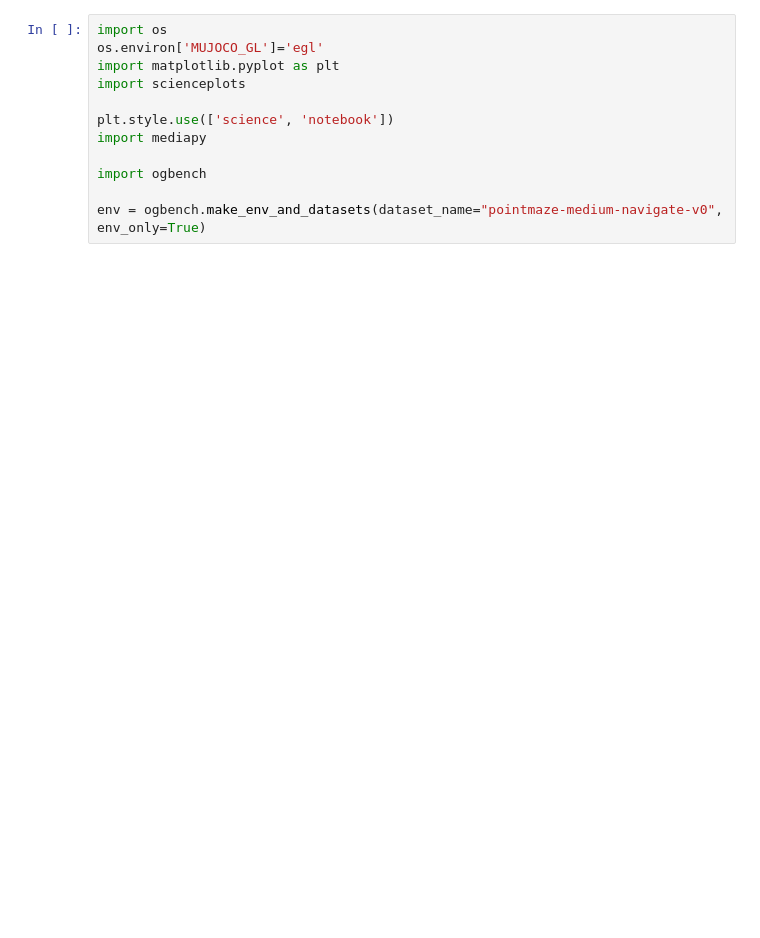
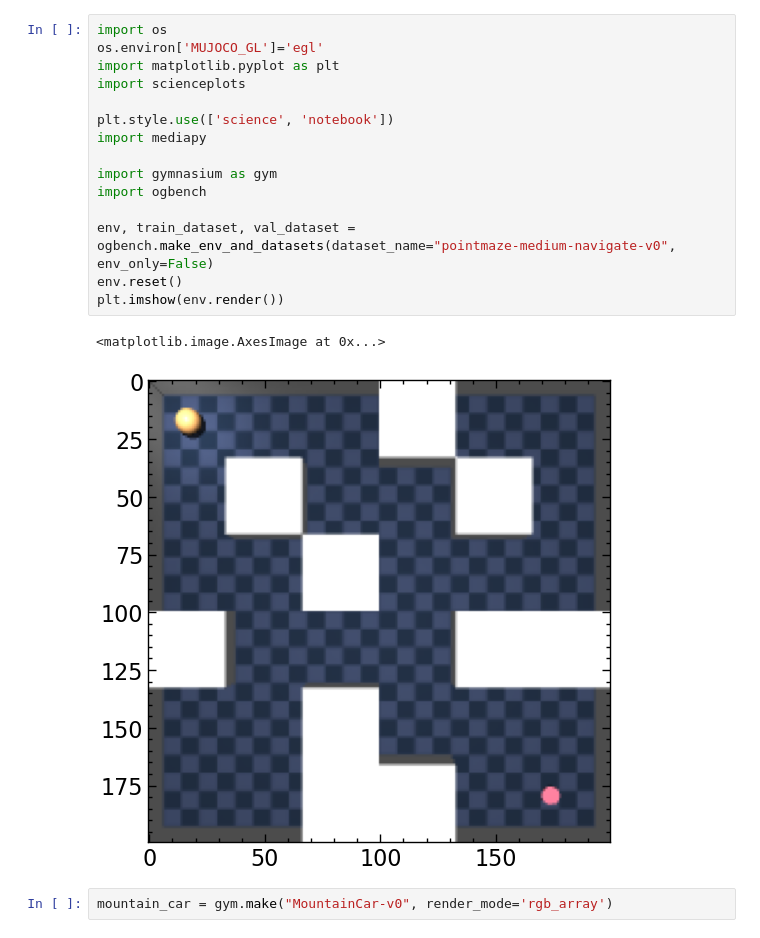
Before and after one commit to skylooop/ogbench, a Jupyter notebook: notebooks/envs.ipynb, the cells around one changed output. Drawn from its saved outputs; the diff is of its cells as text; blank space fills up the shorter version.

```diff
--- a/notebooks/envs.ipynb
+++ b/notebooks/envs.ipynb
@@ -1,13 +1,21 @@
 # %%
 import os
 os.environ['MUJOCO_GL']='egl'
 import matplotlib.pyplot as plt
 import scienceplots
 
 plt.style.use(['science', 'notebook'])
 import mediapy
 
+import gymnasium as gym
 import ogbench
 
-env = ogbench.make_env_and_datasets(dataset_name="pointmaze-medium-navigate-v0", env_only=True)
+env, train_dataset, val_dataset = ogbench.make_env_and_datasets(dataset_name="pointmaze-medium-navigate-v0", env_only=False)
+env.reset()
+plt.imshow(env.render())
+# %% [output]
+<matplotlib.image.AxesImage at 0x...>
+[figure, added]
+# %%
+mountain_car = gym.make("MountainCar-v0", render_mode='rgb_array')
 # %%
```
Also changed, not shown: parts of 2 cells of this notebook, 5 other files.
